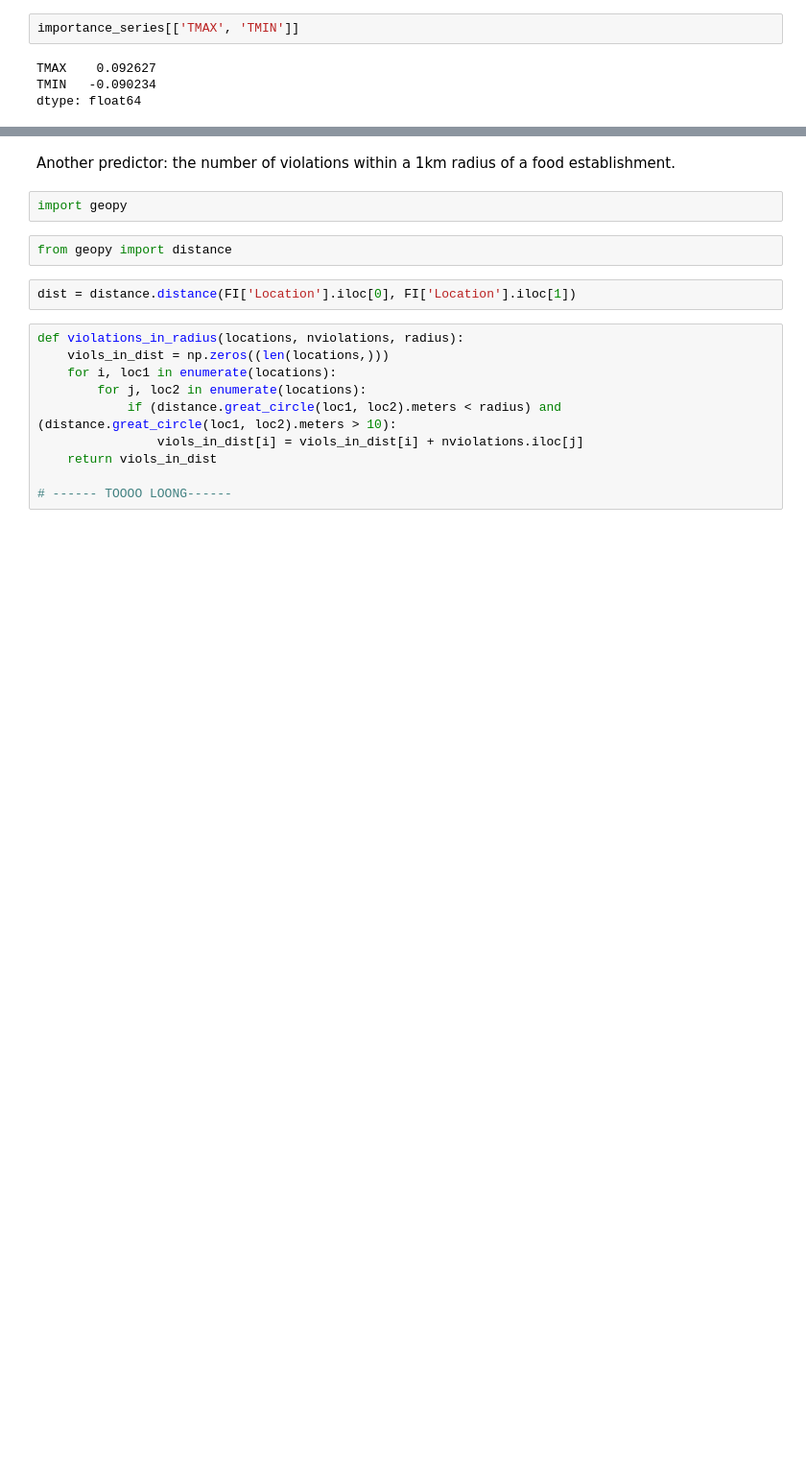
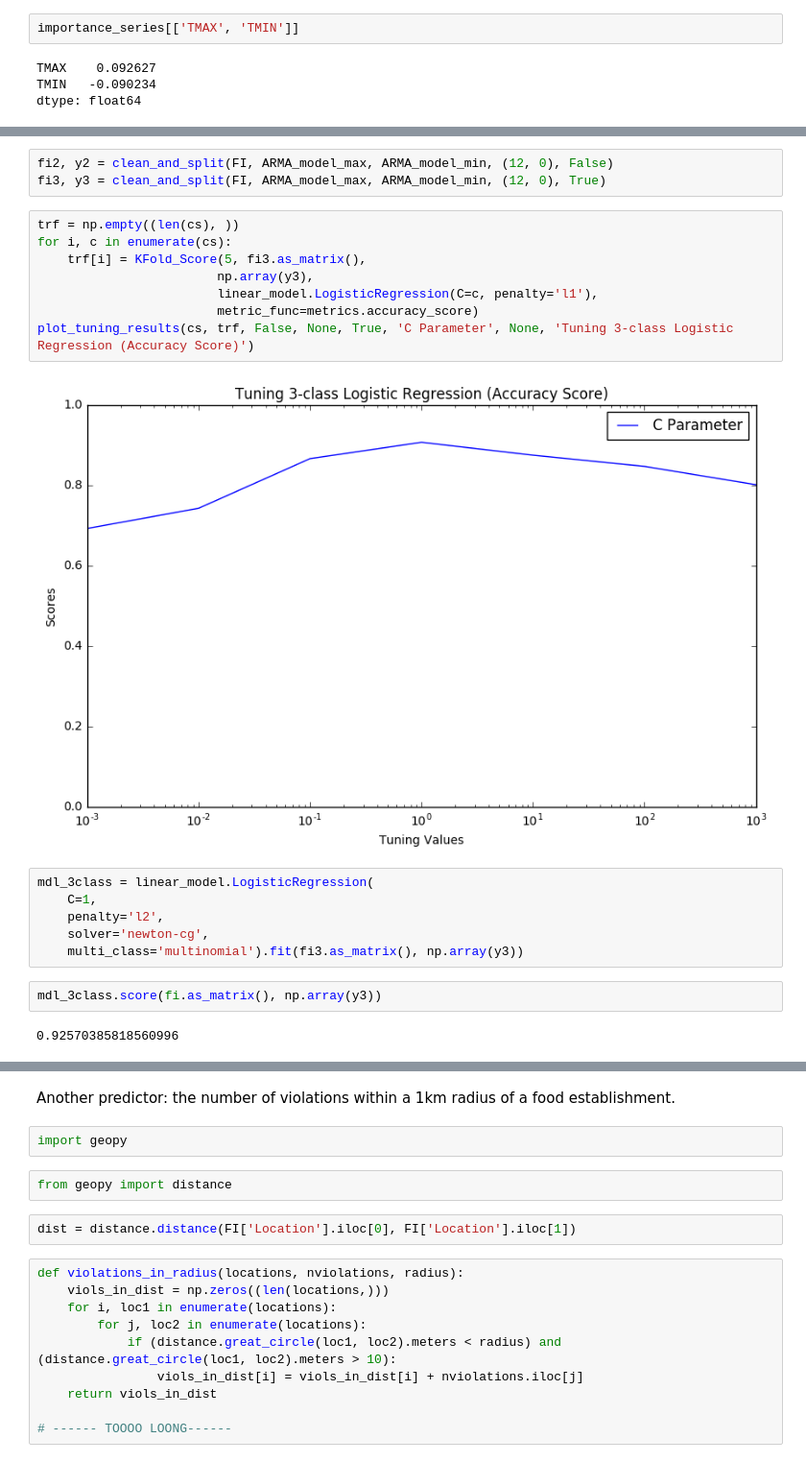
Before and after one commit to thewassermann/inspection_project, a Jupyter notebook: Gil Baseline Model Research.ipynb, the cells around one changed output, grey strips where cells are left out. Shown at 96% size. Cells and saved outputs as stored; diff of their text form; blank space fills up the shorter version.

```diff
--- a/Gil Baseline Model Research.ipynb
+++ b/Gil Baseline Model Research.ipynb
@@ -664,0 +801,23 @@ dtype: float64
+# %%
+fi2, y2 = clean_and_split(FI, ARMA_model_max, ARMA_model_min, (12, 0), False)
+fi3, y3 = clean_and_split(FI, ARMA_model_max, ARMA_model_min, (12, 0), True)
+# %%
+trf = np.empty((len(cs), ))
+for i, c in enumerate(cs):
+    trf[i] = KFold_Score(5, fi3.as_matrix(),
+                        np.array(y3),
+                        linear_model.LogisticRegression(C=c, penalty='l1'),
+                        metric_func=metrics.accuracy_score)
+plot_tuning_results(cs, trf, False, None, True, 'C Parameter', None, 'Tuning 3-class Logistic Regression (Accuracy Score)')
+# %% [output]
+[figure, added]
+# %%
+mdl_3class = linear_model.LogisticRegression(
+    C=1,
+    penalty='l2',
+    solver='newton-cg',
+    multi_class='multinomial').fit(fi3.as_matrix(), np.array(y3))
+# %%
+mdl_3class.score(fi.as_matrix(), np.array(y3))
+# %% [output]
+0.92570385818560996
```
Also changed, not shown: parts of 39 cells of this notebook, 1 other file.
